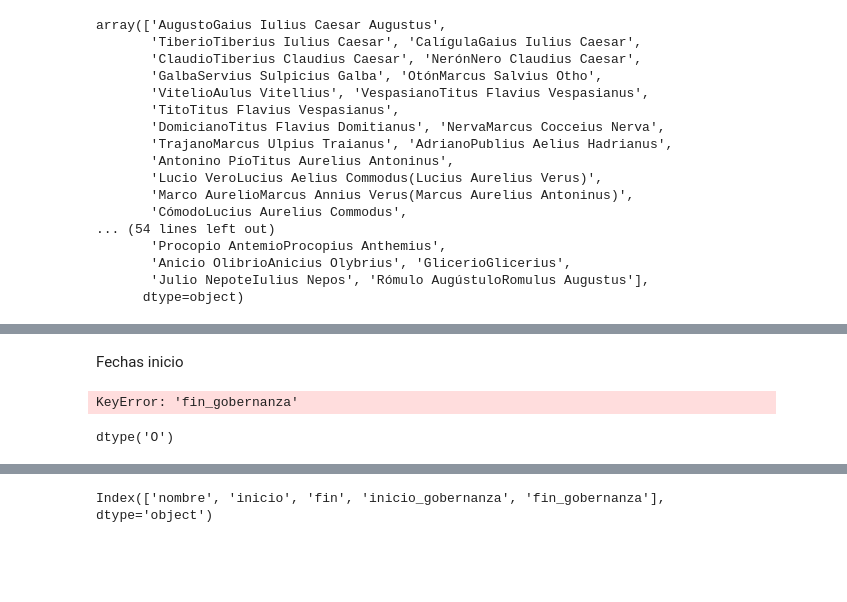
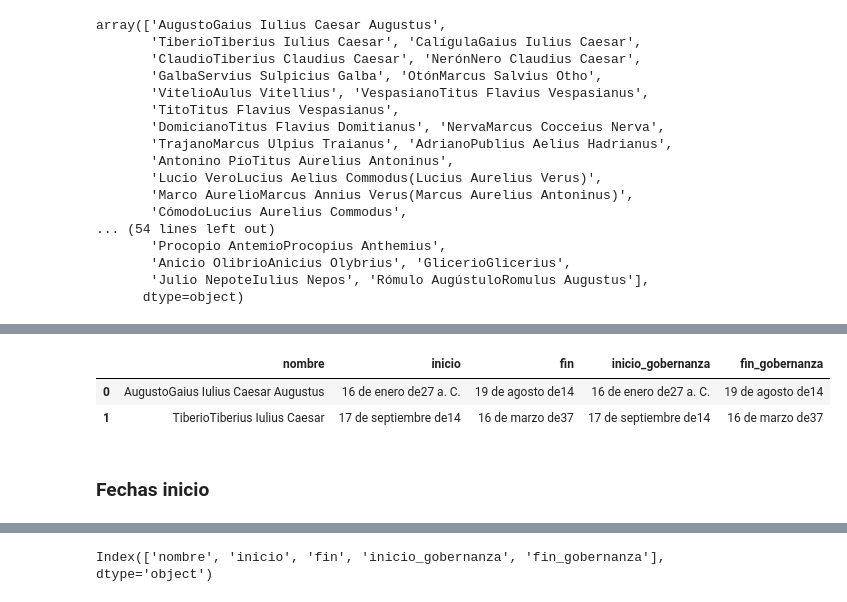
Before and after one commit to Gabijc/Laboratorio_Web_Scraping, a Jupyter notebook: Scrapeo emperadores romanos/analisis_emperadores.ipynb, the cells around one changed output, grey strips where cells are left out. Cells and saved outputs as stored; diff of their text form; code cells hidden in the pictures; blank space fills up the shorter version.

```diff
--- a/Scrapeo emperadores romanos/analisis_emperadores.ipynb
+++ b/Scrapeo emperadores romanos/analisis_emperadores.ipynb
@@ -88,11 +115,0 @@ array(['AugustoGaius Iulius Caesar Augustus',
-# %% [markdown]
-Fechas inicio
-# %%
-datos_emperadores["fin_gobernanza"].isnull()
-# %% [output]
-KeyError: 'fin_gobernanza'
-# %%
-# Vamos a ver que tipos de datos tenemos en la columna de fecha de inicio
-datos_emperadores["inicio"].dtypes
-# %% [output]
-dtype('O')
@@ -102,3 +120,11 @@ datos_emperadores["fin_gobernanza"] = datos_emperadores["fin"]
+# %%
+datos_emperadores.head(2)
+# %% [output]
+|  | nombre | inicio | fin | inicio_gobernanza | fin_gobernanza |
+| 0 | AugustoGaius Iulius Caesar Augustus | 16 de enero de27 a. C. | 19 de agosto de14 | 16 de enero de27 a. C. | 19 de agosto de14 |
+| 1 | TiberioTiberius Iulius Caesar | 17 de septiembre de14 | 16 de marzo de37 | 17 de septiembre de14 | 16 de marzo de37 |
+# %% [markdown]
+### Fechas inicio
 # %%
 datos_emperadores["inicio_gobernanza"].unique()
 # %% [output]
```
Also changed, not shown: parts of 15 cells of this notebook.
